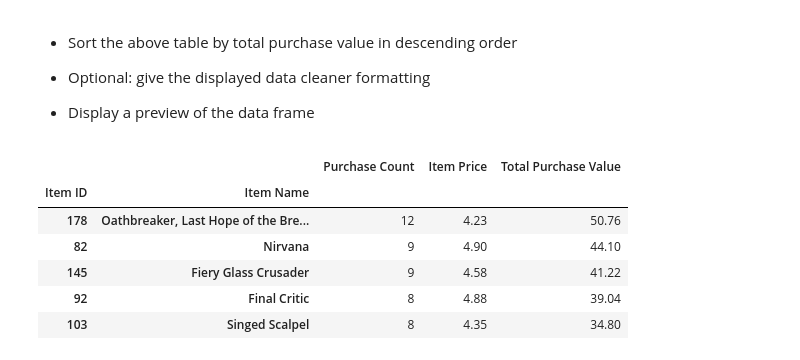
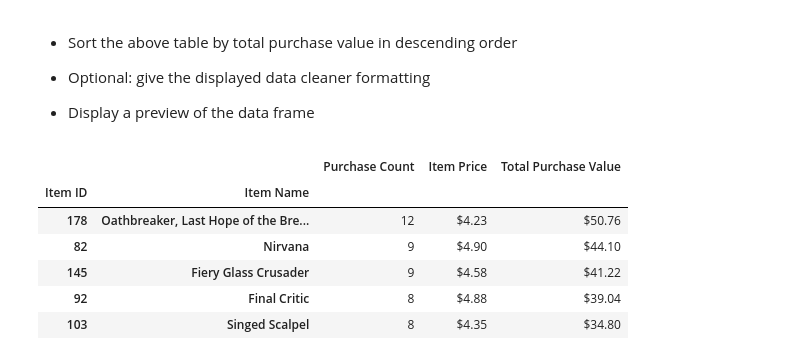
Before and after one commit to joshseymour/04-Pandas, a Jupyter notebook: 04-Pandas-Pymoli-Josh Seymour.ipynb, the cells around one changed output. Cells and saved outputs as stored; diff of their text form; code cells hidden in the pictures.

```diff
--- a/Submitted Homework - Josh Seymour.ipynb
+++ b/04-Pandas-Pymoli-Josh Seymour.ipynb
@@ -403,16 +418,17 @@ cleansed_popular.head(5)
 * Display a preview of the data frame
 # %%
 #created a new df to list the items, by most purchased
-cleansed_popular = popular_summary_table.sort_values("Total Purchase Value", ascending=False)
-#print the df
-cleansed_popular.head(5)
+cleansed_popular = popular_summary_table.sort_values("Total Purchase Value", ascending=False).head(5)
+#format the columns with money
+cleansed_popular.style.format({"Item Price":"${:,.2f}",
+                                "Total Purchase Value":"${:,.2f}"})
 # %% [output]
 |  |  | Purchase Count | Item Price | Total Purchase Value |
 | Item ID | Item Name |  |  |  |
-| 178 | Oathbreaker, Last Hope of the Bre... | 12 | 4.23 | 50.76 |
-| 82 | Nirvana | 9 | 4.90 | 44.10 |
-| 145 | Fiery Glass Crusader | 9 | 4.58 | 41.22 |
-| 92 | Final Critic | 8 | 4.88 | 39.04 |
-| 103 | Singed Scalpel | 8 | 4.35 | 34.80 |
+| 178 | Oathbreaker, Last Hope of the Bre... | 12 | $4.23 | $50.76 |
+| 82 | Nirvana | 9 | $4.90 | $44.10 |
+| 145 | Fiery Glass Crusader | 9 | $4.58 | $41.22 |
+| 92 | Final Critic | 8 | $4.88 | $39.04 |
+| 103 | Singed Scalpel | 8 | $4.35 | $34.80 |
 # %%
 #write-up of observable trends in .txt file
```
Also changed, not shown: parts of 4 cells of this notebook, 1 other file.
